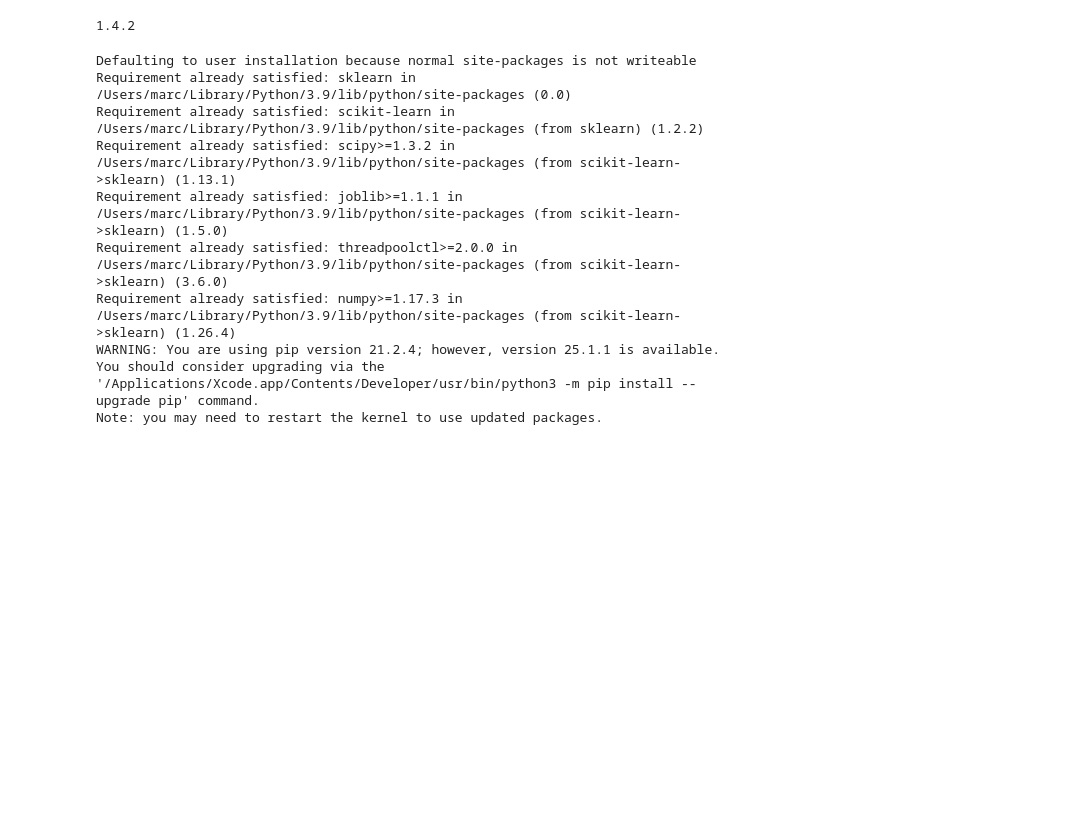
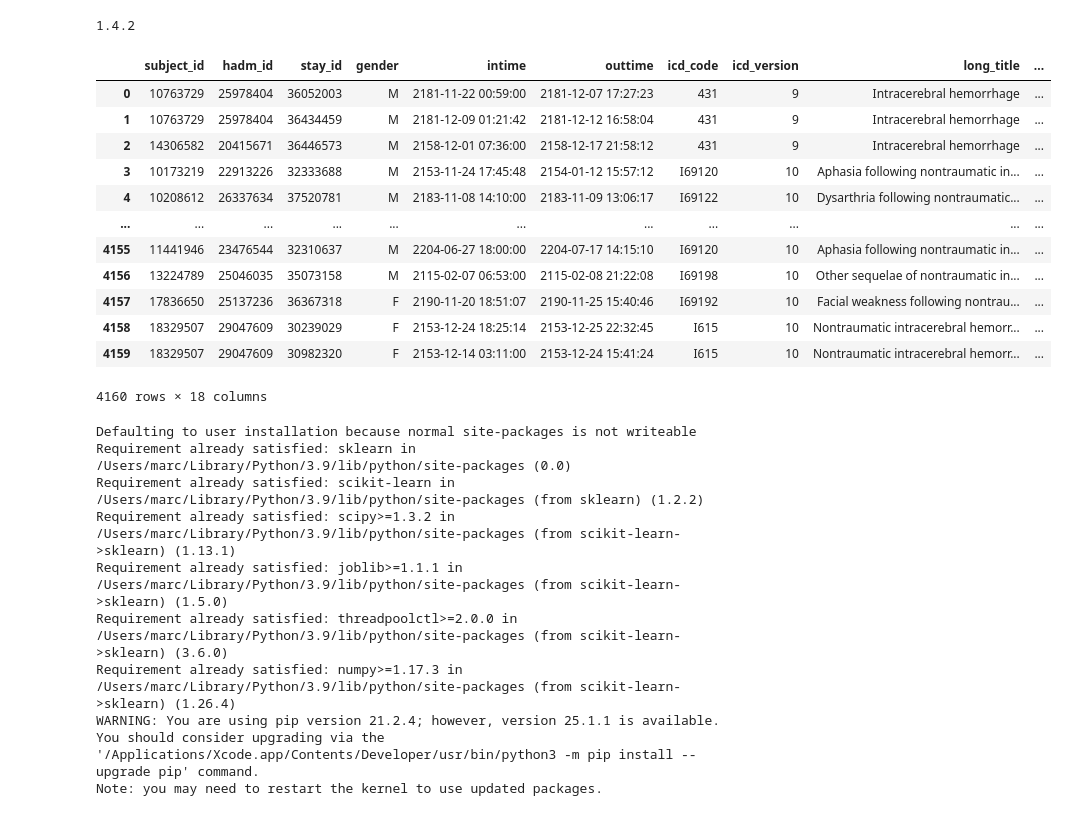
Before and after one commit to Gos2two/UCI-I61, a Jupyter notebook: prova marc.ipynb, the cells around one changed output. Saved outputs shown, nothing was run; the diff lists cells and outputs as text; code cells hidden in the pictures; blank space fills up the shorter version.

```diff
--- a/prova marc.ipynb
+++ b/prova marc.ipynb
@@ -155,33 +155,49 @@ LEFT JOIN (
     heart_rate,
     mbp,
     resp_rate,
     temperature,
     spo2,
     ROW_NUMBER() OVER (PARTITION BY stay_id ORDER BY charttime) AS rn
   FROM
     `ogi-uci-i61.mimiciv_derived.vitalsign`
 ) vitals
   ON a.stay_id = vitals.stay_id AND vitals.rn = 1
 LEFT JOIN (
   -- Identify next stay as readmission
   SELECT
     a1.subject_id,
     a1.stay_id,
     MIN(a2.stay_id) AS readmitted_stay
   FROM
     `ogi-uci-i61.mimiciv_icu.icustays` a1
   JOIN
     `ogi-uci-i61.mimiciv_icu.icustays` a2
     ON a1.subject_id = a2.subject_id
     AND a2.intime > a1.outtime
   GROUP BY
     a1.subject_id, a1.stay_id
 ) readmit
   ON a.subject_id = readmit.subject_id AND a.stay_id = readmit.stay_id
 WHERE
   LOWER(d.long_title) LIKE '%intracerebral hemorrhage%'
 """
 df = client.query(query).to_dataframe()
+
+df
+# %% [output]
+|  | subject_id | hadm_id | stay_id | gender | intime | outtime | icd_code | icd_version | long_title | ... |
+| 0 | 10763729 | 25978404 | 36052003 | M | 2181-11-22 00:59:00 | 2181-12-07 17:27:23 | 431 | 9 | Intracerebral hemorrhage | ... |
+| 1 | 10763729 | 25978404 | 36434459 | M | 2181-12-09 01:21:42 | 2181-12-12 16:58:04 | 431 | 9 | Intracerebral hemorrhage | ... |
+| 2 | 14306582 | 20415671 | 36446573 | M | 2158-12-01 07:36:00 | 2158-12-17 21:58:12 | 431 | 9 | Intracerebral hemorrhage | ... |
+| 3 | 10173219 | 22913226 | 32333688 | M | 2153-11-24 17:45:48 | 2154-01-12 15:57:12 | I69120 | 10 | Aphasia following nontraumatic in... | ... |
+| 4 | 10208612 | 26337634 | 37520781 | M | 2183-11-08 14:10:00 | 2183-11-09 13:06:17 | I69122 | 10 | Dysarthria following nontraumatic... | ... |
+| ... | ... | ... | ... | ... | ... | ... | ... | ... | ... | ... |
+| 4155 | 11441946 | 23476544 | 32310637 | M | 2204-06-27 18:00:00 | 2204-07-17 14:15:10 | I69120 | 10 | Aphasia following nontraumatic in... | ... |
+| 4156 | 13224789 | 25046035 | 35073158 | M | 2115-02-07 06:53:00 | 2115-02-08 21:22:08 | I69198 | 10 | Other sequelae of nontraumatic in... | ... |
+| 4157 | 17836650 | 25137236 | 36367318 | F | 2190-11-20 18:51:07 | 2190-11-25 15:40:46 | I69192 | 10 | Facial weakness following nontrau... | ... |
+| 4158 | 18329507 | 29047609 | 30239029 | F | 2153-12-24 18:25:14 | 2153-12-25 22:32:45 | I615 | 10 | Nontraumatic intracerebral hemorr... | ... |
+| 4159 | 18329507 | 29047609 | 30982320 | F | 2153-12-14 03:11:00 | 2153-12-24 15:41:24 | I615 | 10 | Nontraumatic intracerebral hemorr... | ... |
+4160 rows × 18 columns
 # %%
 ########################
 ##### NO EXECUTAR ######
```
Also changed, not shown: parts of 6 cells of this notebook, 59 other files.
